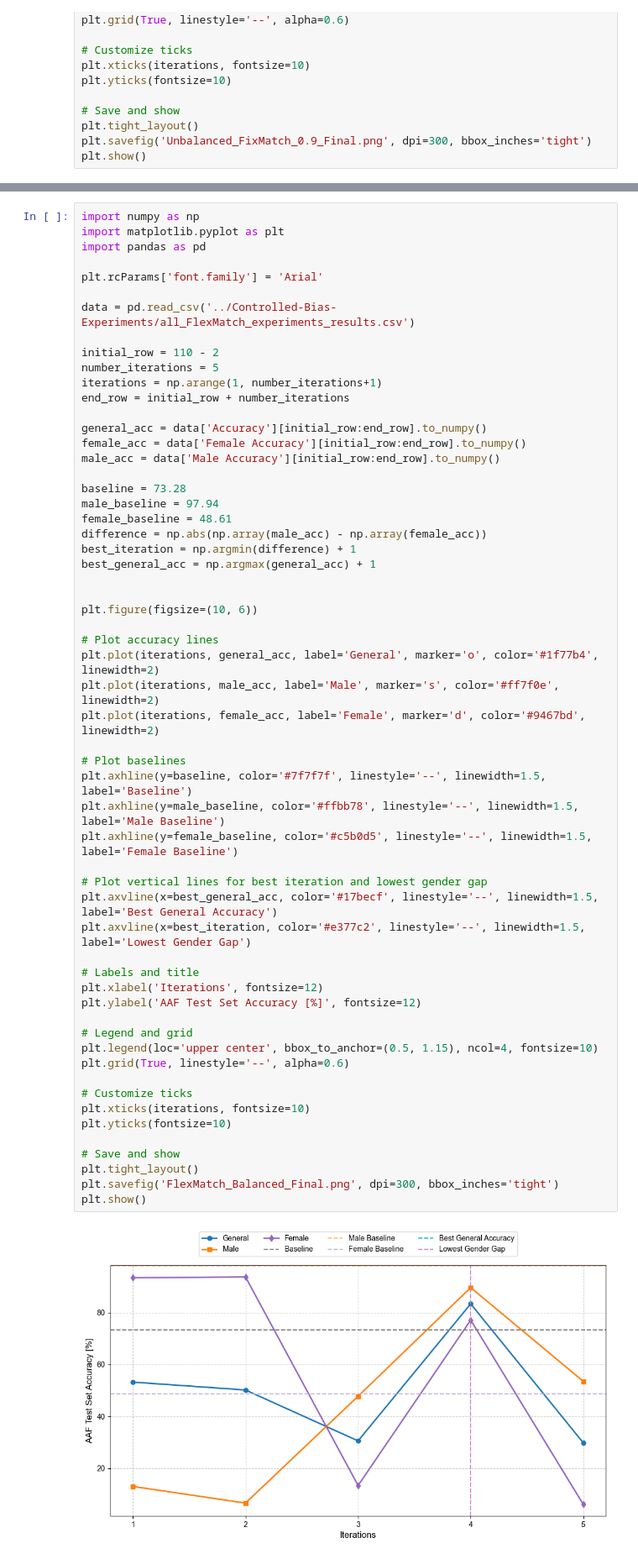
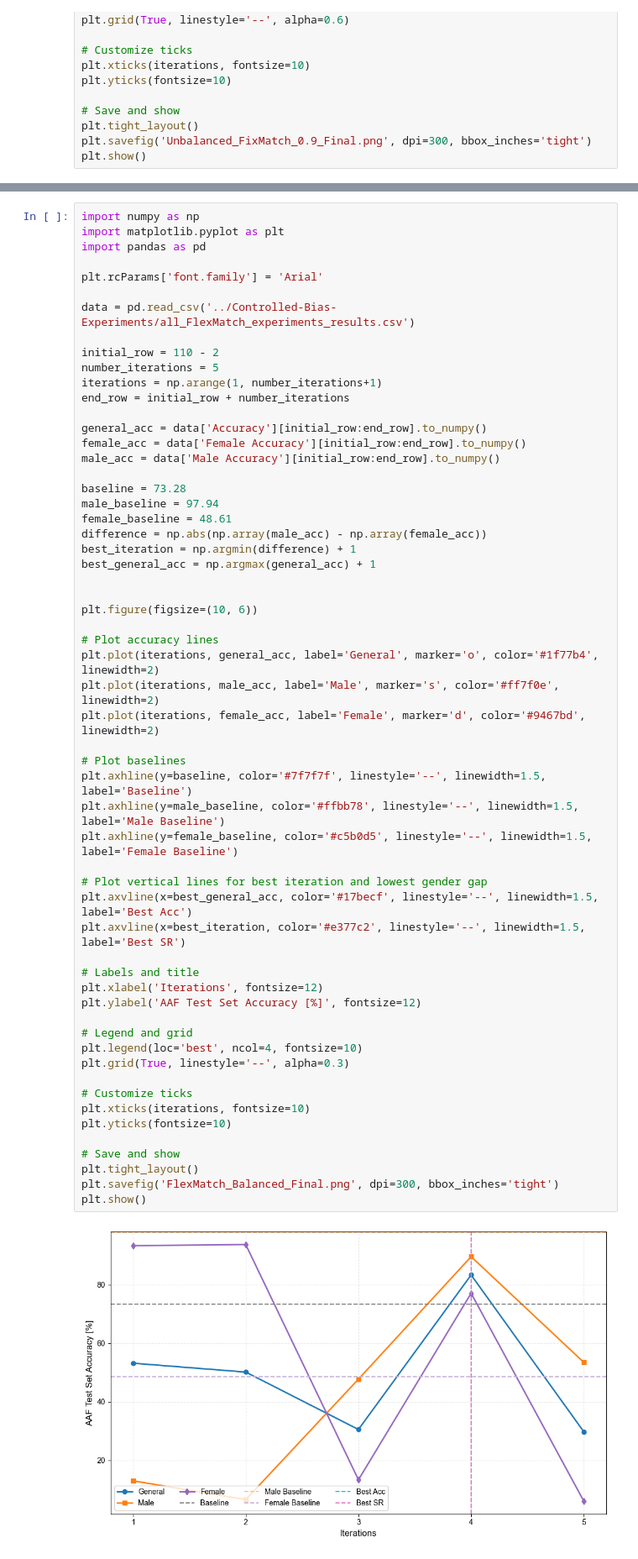
Before and after one commit to haohua13/fairface-pseudo-balancing, a Jupyter notebook: Plotting/article-plots.ipynb, the cells around one changed output, grey strips where cells are left out. Shown at 84% size. Saved outputs shown, nothing was run; the diff lists cells and outputs as text.

Commit message:
added some plots for paper

```diff
--- a/Plotting/article-plots.ipynb
+++ b/Plotting/article-plots.ipynb
@@ -264,35 +624,35 @@ best_general_acc = np.argmax(general_acc) + 1
 
 plt.figure(figsize=(10, 6))
 
 # Plot accuracy lines
 plt.plot(iterations, general_acc, label='General', marker='o', color='#1f77b4', linewidth=2)
 plt.plot(iterations, male_acc, label='Male', marker='s', color='#ff7f0e', linewidth=2)
 plt.plot(iterations, female_acc, label='Female', marker='d', color='#9467bd', linewidth=2)
 
 # Plot baselines
 plt.axhline(y=baseline, color='#7f7f7f', linestyle='--', linewidth=1.5, label='Baseline')
 plt.axhline(y=male_baseline, color='#ffbb78', linestyle='--', linewidth=1.5, label='Male Baseline')
 plt.axhline(y=female_baseline, color='#c5b0d5', linestyle='--', linewidth=1.5, label='Female Baseline')
 
 # Plot vertical lines for best iteration and lowest gender gap
-plt.axvline(x=best_general_acc, color='#17becf', linestyle='--', linewidth=1.5, label='Best General Accuracy')
-plt.axvline(x=best_iteration, color='#e377c2', linestyle='--', linewidth=1.5, label='Lowest Gender Gap')
+plt.axvline(x=best_general_acc, color='#17becf', linestyle='--', linewidth=1.5, label='Best Acc')
+plt.axvline(x=best_iteration, color='#e377c2', linestyle='--', linewidth=1.5, label='Best SR')
 
 # Labels and title
 plt.xlabel('Iterations', fontsize=12)
 plt.ylabel('AAF Test Set Accuracy [%]', fontsize=12)
 
 # Legend and grid
-plt.legend(loc='upper center', bbox_to_anchor=(0.5, 1.15), ncol=4, fontsize=10)
-plt.grid(True, linestyle='--', alpha=0.6)
+plt.legend(loc='best', ncol=4, fontsize=10)
+plt.grid(True, linestyle='--', alpha=0.3)
 
 # Customize ticks
 plt.xticks(iterations, fontsize=10)
 plt.yticks(fontsize=10)
 
 # Save and show
 plt.tight_layout()
 plt.savefig('FlexMatch_Balanced_Final.png', dpi=300, bbox_inches='tight')
 plt.show()
 # %% [output]
-[figure, old version]
+[figure, new version]
```
Also changed, not shown: parts of 17 cells of this notebook, 22 other files.
